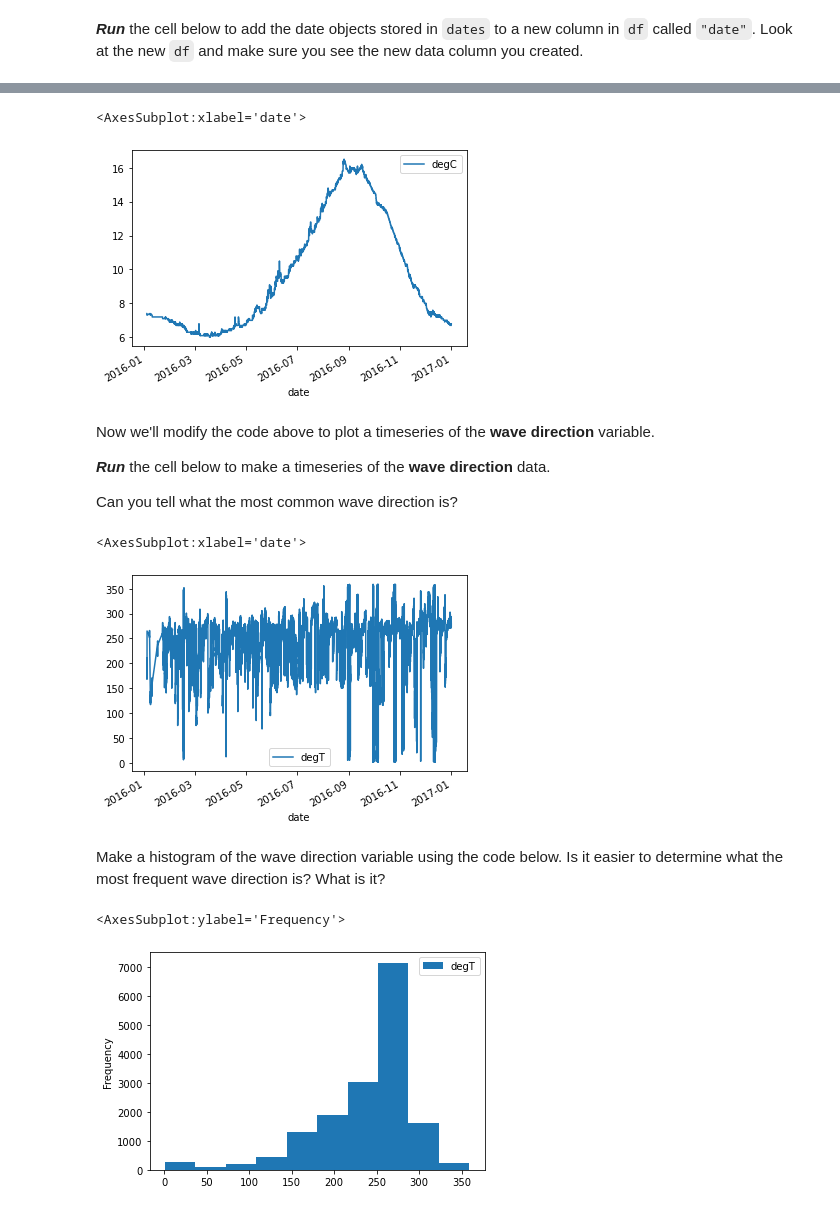
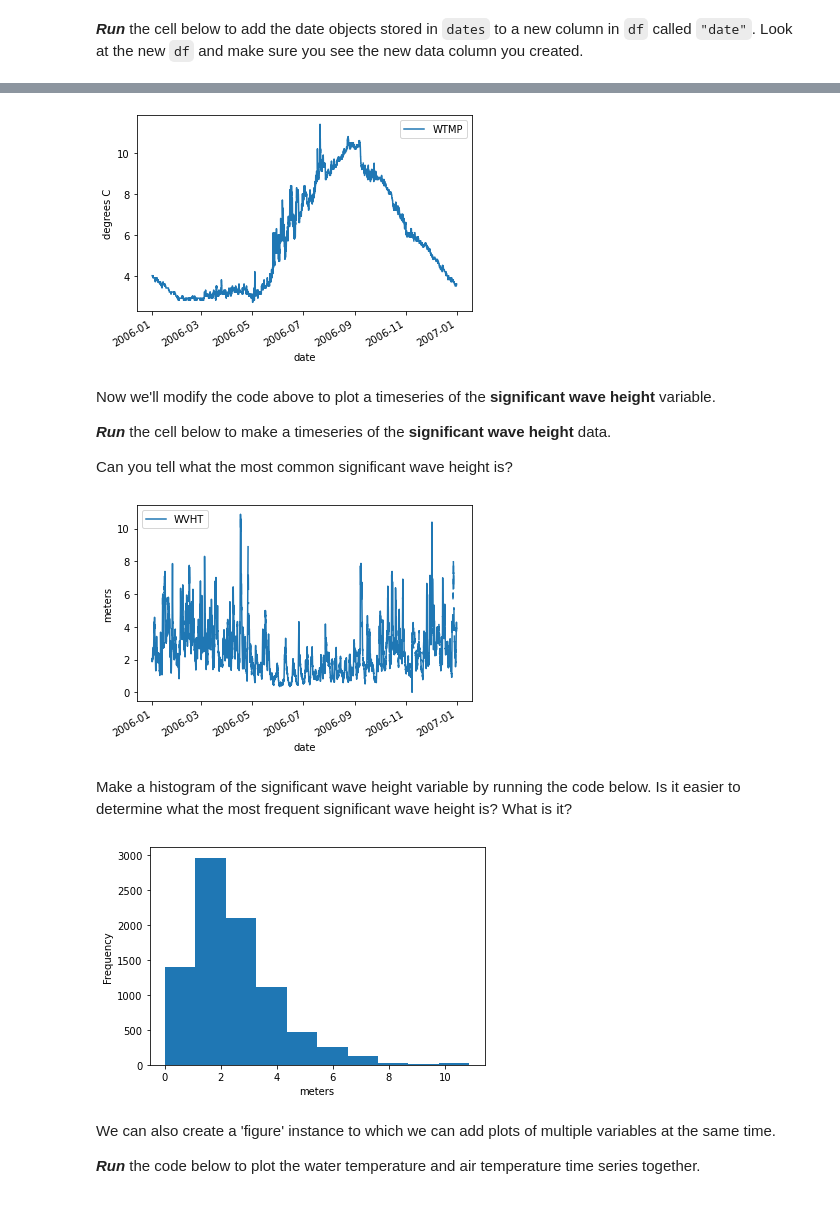
Before and after one commit to mackenziejewell/water-analysis-python-lesson, a Jupyter notebook: content/NDBC_buoy_analysis.ipynb, the cells around one changed output, grey strips where cells are left out. Drawn from its saved outputs; the diff is of its cells as text; code cells hidden in the pictures.

```diff
--- a/content/NDBC_buoy_analysis.ipynb
+++ b/content/NDBC_buoy_analysis.ipynb
@@ -63,8 +80,8 @@ The code line below where you specified the filename will use the pandas `read_t
 # %%
 # specify the name of the text file
-filename = 'supp_info/46246h2016.txt'
+filename = 'NDBC_ID46073_2006.txt'
 
 # use pandas to read text file into dataframe called 'df_raw'
-df_raw = pd.read_table(filename, delim_whitespace=True, header = [0,1])
+df_raw = pd.read_table(filename, delim_whitespace=True, header = [0])
 df_raw
 # %% [output]
@@ -97,7 +113,7 @@ Let’s read the data in again, this time into a variable called `df`. This time
 NaN = ['999', '999.0', '99.0', '9999.0']
 
 # read in data again, but drop any columns or rows filled only with NaNs
-df = pd.read_table(filename, delim_whitespace=True, header = [0,1], na_values = NaN).dropna(axis='columns', how='all').dropna(axis='rows', how='all')
+df = pd.read_table(filename, delim_whitespace=True, header = [0], na_values = NaN).dropna(axis='columns', how='all').dropna(axis='rows', how='all')
 
 df
 # %% [output]
@@ -126,14 +141,17 @@ We can combine these five date information columns into single datetime objects
 **<em>Run</em>** the cell below to access the date data and combine them into a single array called `dates`.
 # %%
 # read date data into individual data arrays
-years = df['#YY']
+years = df['YYYY']
 months = df['MM']
 days = df['DD']
 hours = df['hh']
 mins = df['mm']
 
 # combine them into a single array called ‘dates’
-dates = [datetime.datetime.strptime(f'{y}-{m:02d}-{d:02d}T{h:02d}:{mm:02d}', '%Y-%m-%dT%H:%M') for y, m, d, h, mm in zip(years['#yr'], months['mo'], days['dy'], hours['hr'], mins['mn'])]
+# dates = [datetime.datetime.strptime(f'{y}-{m:02d}-{d:02d}T{h:02d}:{mm:02d}', '%Y-%m-%dT%H:%M') for y, m, d, h, mm in zip(years['#yr'], months['mo'], days['dy'], hours['hr'], mins['mn'])]
+
+
+dates = [datetime.datetime.strptime(f'{y}-{m:02d}-{d:02d}T{h:02d}:{mm:02d}', '%Y-%m-%dT%H:%M') for y, m, d, h, mm in zip(years, months, days, hours, mins)]
 # %% [markdown]
 **<em>Run</em>** the cell below to add the date objects stored in `dates` to a new column in `df` called `"date"`. Look at the new `df` and make sure you see the new data column you created.
 # %%
@@ -176,24 +195,28 @@ It’s better to be more specific when plotting to make sure we know what we are
 **<em>Run</em>** the cell below to make a timeseries of the **water temperature** data.
 # %%
 df.plot(x='date', y='WTMP', kind = 'line')
+plt.ylabel('degrees C');
 # %% [output]
-<AxesSubplot:xlabel='date'>
-[figure, old version]
+[figure, new version]
 # %% [markdown]
-Now we'll modify the code above to plot a timeseries of the **wave direction** variable.
+Now we'll modify the code above to plot a timeseries of the **significant wave height** variable.
 
-**<em>Run</em>** the cell below to make a timeseries of the **wave direction** data.
+**<em>Run</em>** the cell below to make a timeseries of the **significant wave height** data.
 
-Can you tell what the most common wave direction is?
+Can you tell what the most common significant wave height is?
 # %%
-df.plot(x='date', y='MWD', kind = 'line')
+df.plot(x='date', y='WVHT', kind = 'line')
+plt.ylabel('meters');
 # %% [output]
-<AxesSubplot:xlabel='date'>
-[figure, old version]
+[figure, new version]
 # %% [markdown]
-Make a histogram of the wave direction variable using the code below. Is it easier to determine what the most frequent wave direction is? What is it?
+Make a histogram of the significant wave height variable by running the code below. Is it easier to determine what the most frequent significant wave height is? What is it?
 # %%
-df['MWD'].plot(kind='hist')
+df['WVHT'].plot(kind='hist')
+plt.xlabel('meters');
 # %% [output]
-<AxesSubplot:ylabel='Frequency'>
-[figure, old version]
+[figure, new version]
+# %% [markdown]
+We can also create a 'figure' instance to which we can add plots of multiple variables at the same time.
+
+**<em>Run</em>** the code below to plot the water temperature and air temperature time series together.
```
Also changed, not shown: parts of 30 cells of this notebook, 6 other files.
